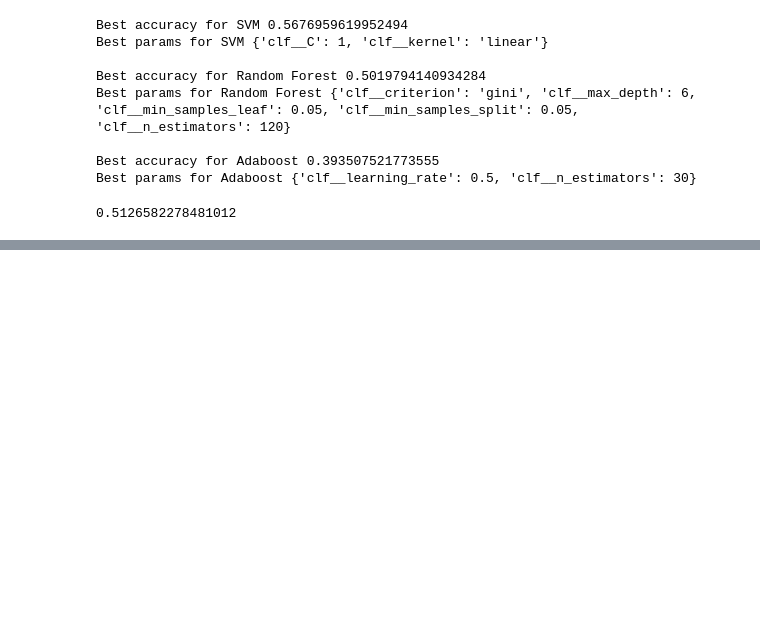
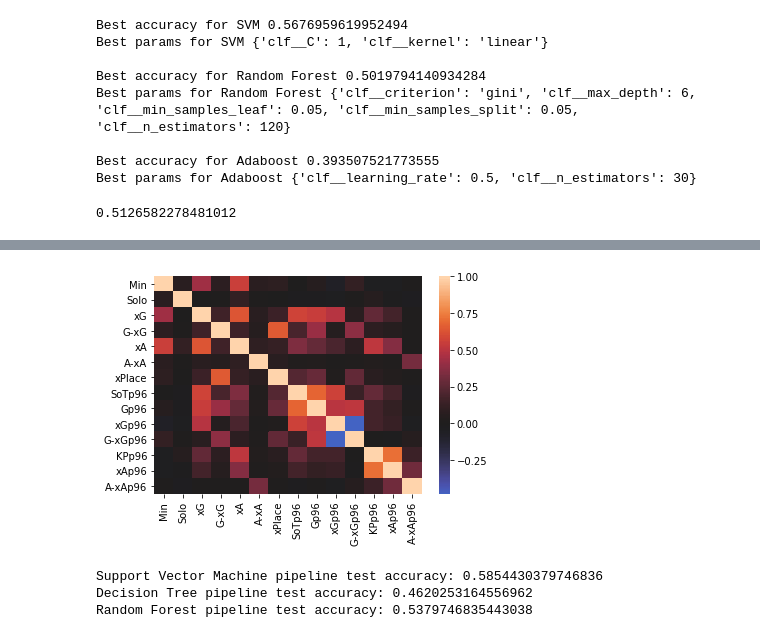
Before and after one commit to dgoldstein24/dsc-3-final-project-online-ds-pt-100118, a Jupyter notebook: student.ipynb, the cells around one changed output, grey strips where cells are left out. Saved outputs shown, nothing was run; the diff lists cells and outputs as text; code cells hidden in the pictures; blank space fills up the shorter version.

```diff
--- a/student.ipynb
+++ b/student.ipynb
@@ -452,0 +510,3 @@ print(accuracy_score(y_test, preds))
+# %%
+scaled_features_cut = scaled_features.drop(['xG+xA', 'Sht', 'G', 'xG+xAp96', 'SoT', 'KP', 'A', 'Shtp96', 'Ap96', 'xPlacep96'], axis = 1)
+collinearity_dict(scaled_features_cut)
@@ -452,0 +528,41 @@ print(accuracy_score(y_test, preds))
+# %%
+#Check colinearity heat map
+sns.heatmap(scaled_features_cut.corr(), center=0);
+#need less colinearity
+# %% [output]
+[figure, added]
+# %%
+#Create train and test splits
+
+X_train, X_test, y_train, y_test = train_test_split(scaled_features_cut, target, test_size = .2, random_state = 123)
+
+#Conduct Simple Classifications
+
+from sklearn.pipeline import Pipeline
+from sklearn import svm
+from sklearn.ensemble import RandomForestClassifier
+from sklearn.tree import DecisionTreeClassifier
+
+
+pipe_svm = Pipeline([
+        ('clf', svm.SVC(random_state=123))])
+
+pipe_tree = Pipeline([
+        ('clf', DecisionTreeClassifier(random_state=123))])
+
+pipe_rf = Pipeline([
+        ('clf', RandomForestClassifier(random_state=123))])
+
+
+pipes = [pipe_svm, pipe_tree, pipe_rf]
+pipeline_names = ['Support Vector Machine','Decision Tree','Random Forest']
+for pipe in pipes:
+    pipe.fit(X_train, y_train)
+
+# Compare accuracies with default parameters
+for index, val in enumerate(pipes):
+    print('{} pipeline test accuracy: {}'.format(pipeline_names[index], val.score(X_test, y_test)))
+# %% [output]
+Support Vector Machine pipeline test accuracy: 0.5854430379746836
+Decision Tree pipeline test accuracy: 0.4620253164556962
+Random Forest pipeline test accuracy: 0.5379746835443038
```
Also changed, not shown: parts of 27 cells of this notebook.
